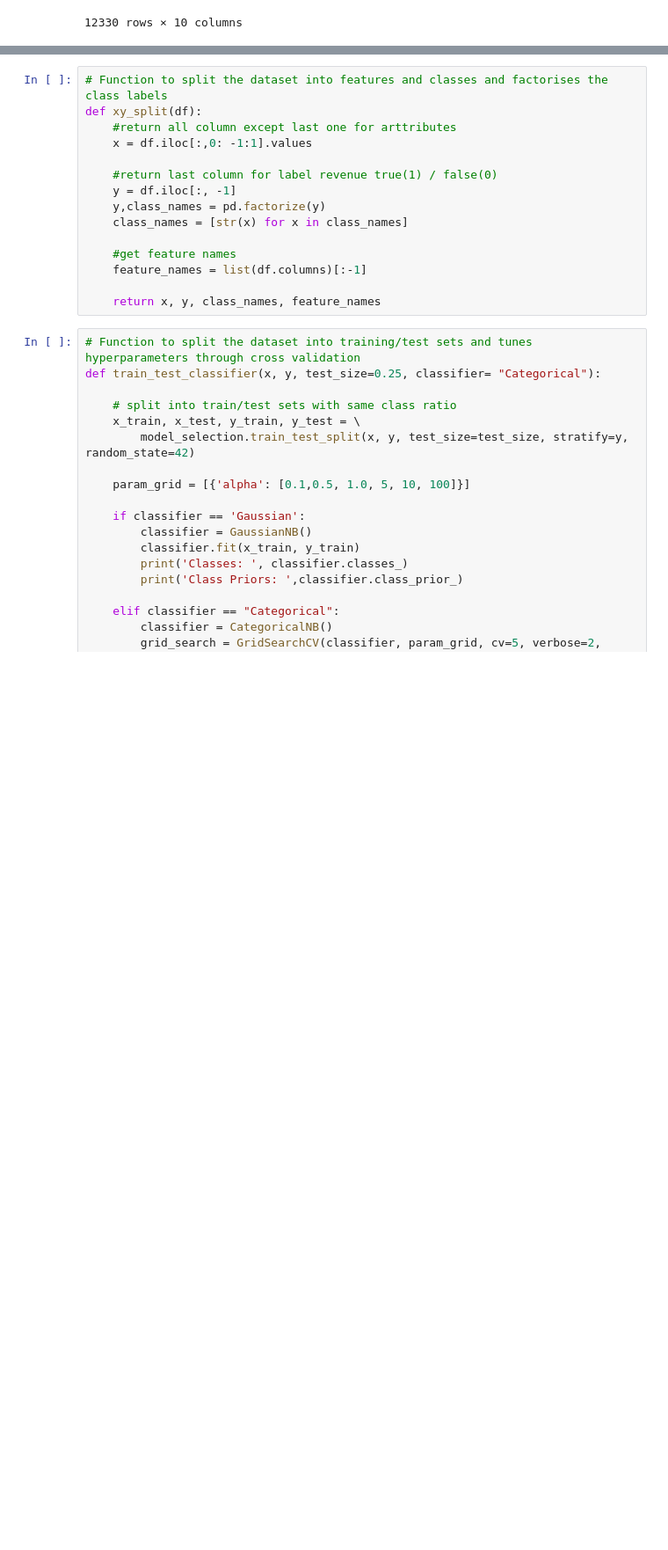
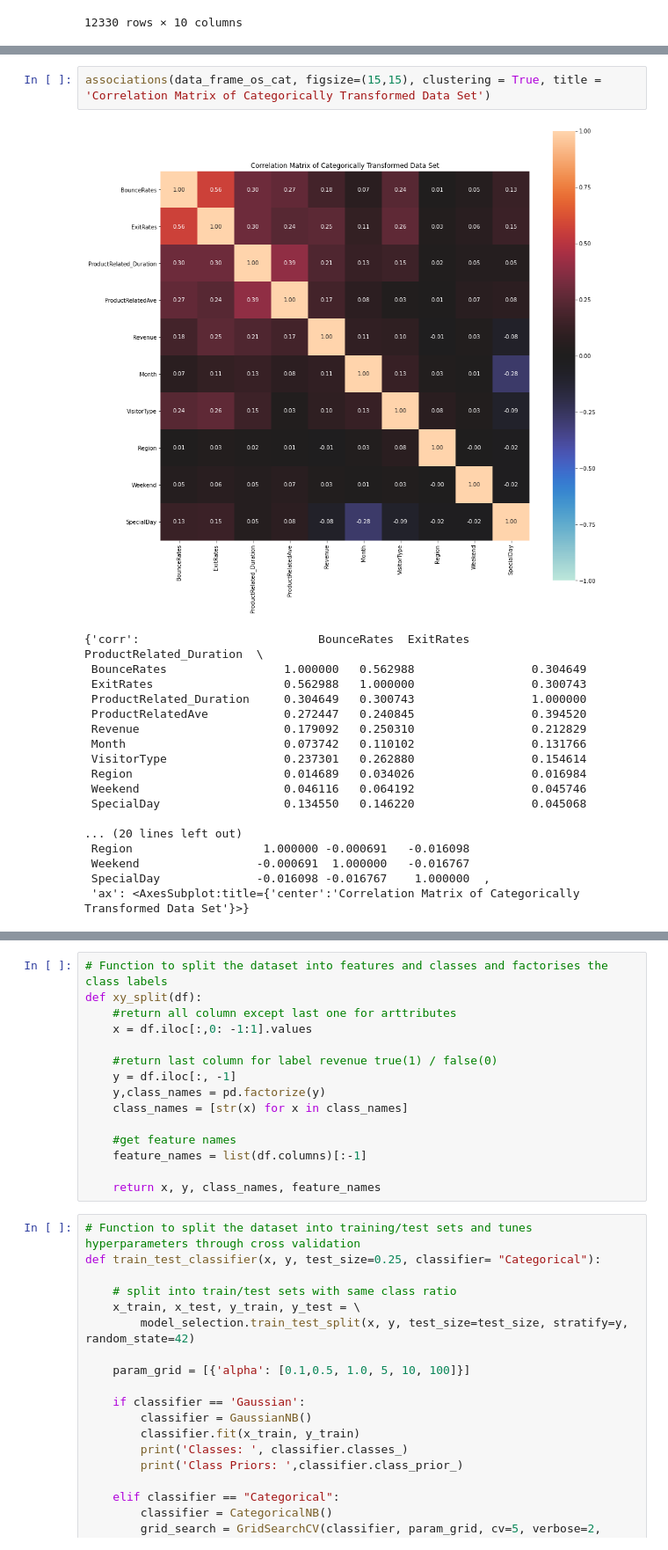
Before and after one commit to umitozmen/MachineLearning-CEGE04-Erebus, a Jupyter notebook: Bayesian_Learning_Shoppers.ipynb, the cells around one changed output, grey strips where cells are left out. Shown at 88% size. Saved outputs shown, nothing was run; the diff lists cells and outputs as text; blank space fills up the shorter version.

```diff
--- a/Bayesian_Learning_Shoppers.ipynb
+++ b/Bayesian_Learning_Shoppers.ipynb
@@ -196 +119,22 @@ data_frame_os_cat_2 = data_frame_os_cat.drop(['ProductRelated_Duration'], axis =
+# %%
+associations(data_frame_os_cat, figsize=(15,15), clustering = True, title = 'Correlation Matrix of Categorically Transformed Data Set')
+# %% [output]
+[figure, added]
+{'corr':                          BounceRates  ExitRates  ProductRelated_Duration  \
+ BounceRates                 1.000000   0.562988                 0.304649
+ ExitRates                   0.562988   1.000000                 0.300743
+ ProductRelated_Duration     0.304649   0.300743                 1.000000
+ ProductRelatedAve           0.272447   0.240845                 0.394520
+ Revenue                     0.179092   0.250310                 0.212829
+ Month                       0.073742   0.110102                 0.131766
+ VisitorType                 0.237301   0.262880                 0.154614
+ Region                      0.014689   0.034026                 0.016984
+ Weekend                     0.046116   0.064192                 0.045746
+ SpecialDay                  0.134550   0.146220                 0.045068
+
+... (20 lines left out)
+ Region                   1.000000 -0.000691   -0.016098
+ Weekend                 -0.000691  1.000000   -0.016767
+ SpecialDay              -0.016098 -0.016767    1.000000  ,
+ 'ax': <AxesSubplot:title={'center':'Correlation Matrix of Categorically Transformed Data Set'}>}
 # %% [markdown]
```
Also changed, not shown: parts of 22 cells of this notebook, 4 other files.
